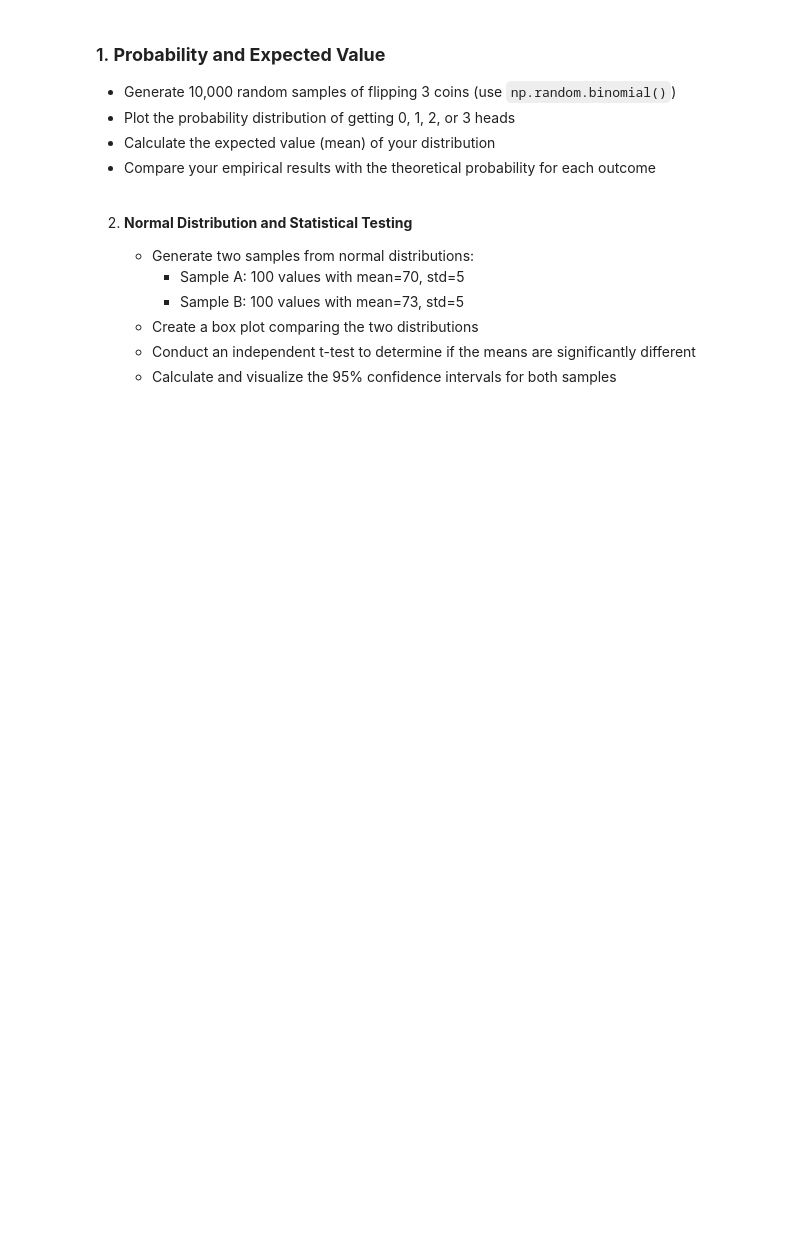
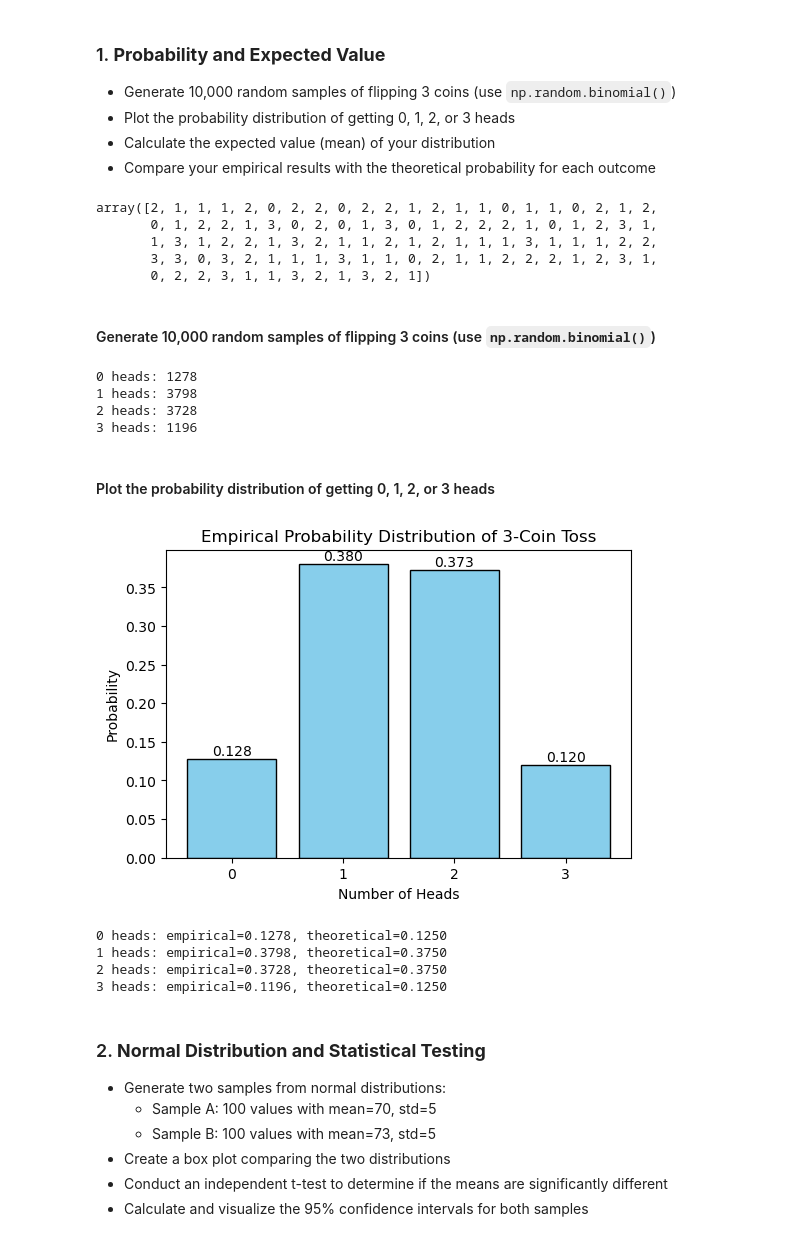
Before and after one commit to spideyeng/5m-data-3.1-probability-statistics, a Jupyter notebook: notebooks/3.1 Assignment for Probability and Statistics for ML.ipynb, the cells around one changed output. Saved outputs shown, nothing was run; the diff lists cells and outputs as text; code cells hidden in the pictures; blank space fills up the shorter version.

```diff
--- a/notebooks/3.1 Assignment for Probability and Statistics for ML.ipynb
+++ b/notebooks/3.1 Assignment for Probability and Statistics for ML.ipynb
@@ -11,5 +23,80 @@ Author: Derek ENG
+# %%
+# Generate 10,000 samples of flipping 3 fair coins
+# Generate 10,000 samples
+# n=3 (number of coins), p=0.5 (probability of heads)
+samples = np.random.binomial(n=3, p=0.5, size=10_000)
+
+samples[:100]  # peek at the first 20 results
+# %% [output]
+array([2, 1, 1, 1, 2, 0, 2, 2, 0, 2, 2, 1, 2, 1, 1, 0, 1, 1, 0, 2, 1, 2,
+       0, 1, 2, 2, 1, 3, 0, 2, 0, 1, 3, 0, 1, 2, 2, 2, 1, 0, 1, 2, 3, 1,
+       1, 3, 1, 2, 2, 1, 3, 2, 1, 1, 2, 1, 2, 1, 1, 1, 3, 1, 1, 1, 2, 2,
+       3, 3, 0, 3, 2, 1, 1, 1, 3, 1, 1, 0, 2, 1, 1, 2, 2, 2, 1, 2, 3, 1,
+       0, 2, 2, 3, 1, 1, 3, 2, 1, 3, 2, 1])
+# %% [markdown]
+#### Generate 10,000 random samples of flipping 3 coins (use `np.random.binomial()`)
+# %%
+# Set random seed for reproducibility
+np.random.seed(42) # _the answer to life, the universe, and everything.”_
+
+# Generate 10,000 samples
+# n=3 (number of coins), p=0.5 (probability of heads)
+samples = np.random.binomial(n=3, p=0.5, size=10000) # simulating 10,000 random samples of 3 coin tosses
+
+# Display unique counts
+unique, counts = np.unique(samples, return_counts=True)
+for u, c in zip(unique, counts):
+    print(f"{u} heads: {c}")
+# %% [output]
+0 heads: 1278
+1 heads: 3798
+2 heads: 3728
+3 heads: 1196
+# %% [markdown]
+#### Plot the probability distribution of getting 0, 1, 2, or 3 heads
+# %%
+unique, counts = np.unique(samples, return_counts=True)
+
+# Convert counts to probabilities
+probabilities = counts / counts.sum()
+
+# Plot
+plt.figure(figsize=(6,4))
+plt.bar(unique, probabilities, color='skyblue', edgecolor='black')
+
+plt.xticks([0, 1, 2, 3])
+plt.xlabel("Number of Heads")
+plt.ylabel("Probability")
+plt.title("Empirical Probability Distribution of 3-Coin Toss")
+
+for x, p in zip(unique, probabilities):
+    plt.text(x, p + 0.005, f"{p:.3f}", ha='center')
+
+plt.show()
+# %% [output]
+[figure, added]
+# %%
+# Empirical probabilities
+unique, counts = np.unique(samples, return_counts=True)
+empirical_probs = counts / counts.sum()
+
+# Theoretical probabilities for Binomial(n=3, p=0.5)
+from math import comb
+
+n = 3
+p = 0.5
+theoretical_probs = [comb(n, k) * (p**k) * ((1-p)**(n-k)) for k in unique]
+
+# Display comparison
+for k, emp, theo in zip(unique, empirical_probs, theoretical_probs):
+    print(f"{k} heads: empirical={emp:.4f}, theoretical={theo:.4f}")
+# %% [output]
+0 heads: empirical=0.1278, theoretical=0.1250
+1 heads: empirical=0.3798, theoretical=0.3750
+2 heads: empirical=0.3728, theoretical=0.3750
+3 heads: empirical=0.1196, theoretical=0.1250
 # %% [markdown]
-2. **Normal Distribution and Statistical Testing**
+### 2. **Normal Distribution and Statistical Testing**
 
    - Generate two samples from normal distributions:
      - Sample A: 100 values with mean=70, std=5
```
Also changed, not shown: parts of 27 cells of this notebook.
